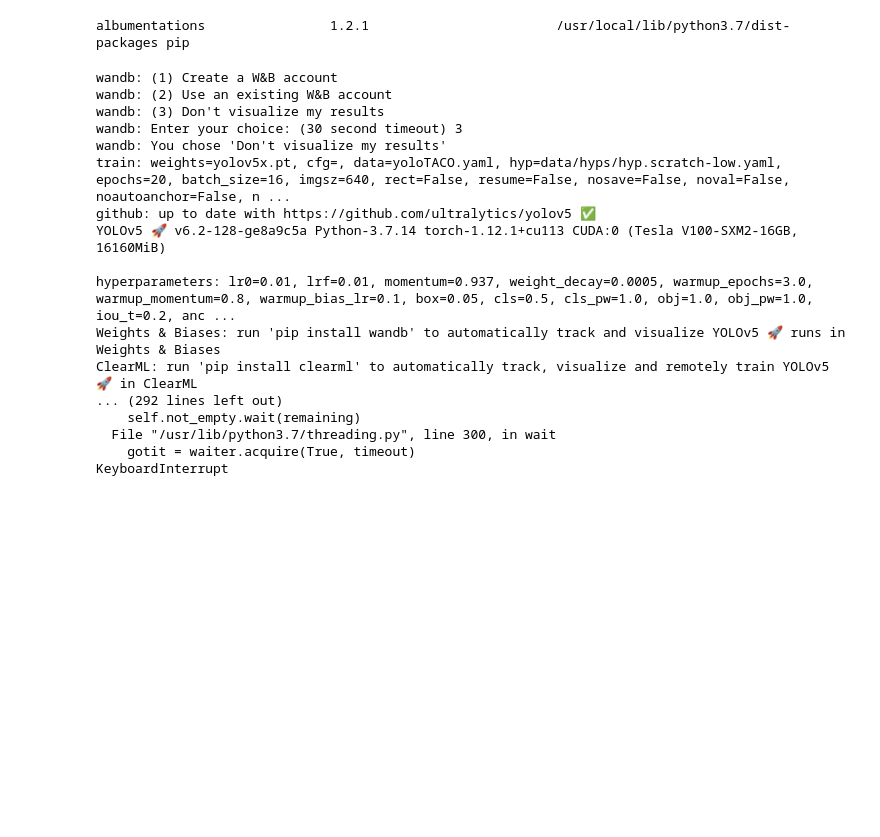
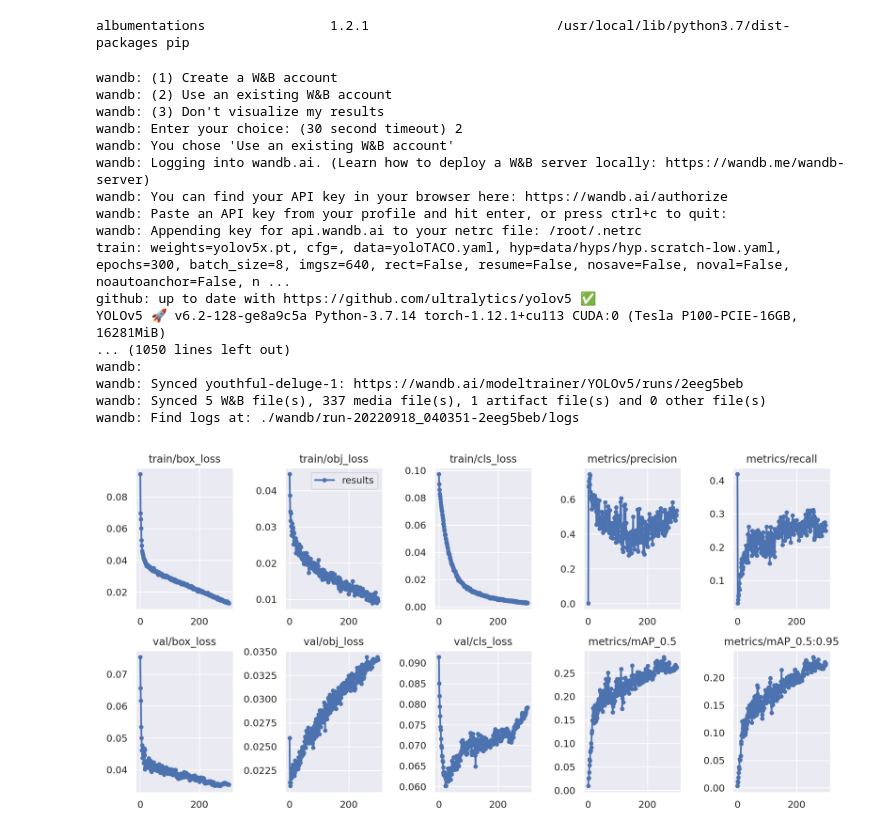
Before and after one commit to code4sac/trash-ai, a Jupyter notebook: notebooks/tuning_yolov5x_v6.ipynb, the cells around one changed output. Drawn from its saved outputs; the diff is of its cells as text; code cells hidden in the pictures; blank space fills up the shorter version.

Commit message:
results from 300 epochs

```diff
--- a/notebooks/tuning_yolov5x_v6.ipynb
+++ b/notebooks/tuning_yolov5x_v6.ipynb
@@ -266,9 +245,8 @@ Sun Sep 18 02:49:47 2022
 albumentations                1.2.1                        /usr/local/lib/python3.7/dist-packages pip
 # %%
 # Train
-# run 'pip install wandb' to automatically track and visualize YOLOv5 🚀 runs in Weights & Biases
 !python train.py --img 640 \
- --batch-size 16 --epochs 20 \
+ --batch-size 8 --epochs 300 \
  --data yoloTACO.yaml \
  --weights yolov5x.pt \
  --multi-scale \
@@ -277,17 +255,17 @@ albumentations                1.2.1                        /usr/local/lib/python
 wandb: (1) Create a W&B account
 wandb: (2) Use an existing W&B account
 wandb: (3) Don't visualize my results
-wandb: Enter your choice: (30 second timeout) 3
-wandb: You chose 'Don't visualize my results'
-train: weights=yolov5x.pt, cfg=, data=yoloTACO.yaml, hyp=data/hyps/hyp.scratch-low.yaml, epochs=20, batch_size=16, imgsz=640, rect=False, resume=False, nosave=False, noval=False, noautoanchor=False, n ...
+wandb: Enter your choice: (30 second timeout) 2
+wandb: You chose 'Use an existing W&B account'
+wandb: Logging into wandb.ai. (Learn how to deploy a W&B server locally: https://wandb.me/wandb-server)
+wandb: You can find your API key in your browser here: https://wandb.ai/authorize
+wandb: Paste an API key from your profile and hit enter, or press ctrl+c to quit:
+wandb: Appending key for api.wandb.ai to your netrc file: /root/.netrc
+train: weights=yolov5x.pt, cfg=, data=yoloTACO.yaml, hyp=data/hyps/hyp.scratch-low.yaml, epochs=300, batch_size=8, imgsz=640, rect=False, resume=False, nosave=False, noval=False, noautoanchor=False, n ...
 github: up to date with https://github.com/ultralytics/yolov5 ✅
-YOLOv5 🚀 v6.2-128-ge8a9c5a Python-3.7.14 torch-1.12.1+cu113 CUDA:0 (Tesla V100-SXM2-16GB, 16160MiB)
-
-hyperparameters: lr0=0.01, lrf=0.01, momentum=0.937, weight_decay=0.0005, warmup_epochs=3.0, warmup_momentum=0.8, warmup_bias_lr=0.1, box=0.05, cls=0.5, cls_pw=1.0, obj=1.0, obj_pw=1.0, iou_t=0.2, anc ...
-Weights & Biases: run 'pip install wandb' to automatically track and visualize YOLOv5 🚀 runs in Weights & Biases
-ClearML: run 'pip install clearml' to automatically track, visualize and remotely train YOLOv5 🚀 in ClearML
-... (292 lines left out)
-    self.not_empty.wait(remaining)
-  File "/usr/lib/python3.7/threading.py", line 300, in wait
-    gotit = waiter.acquire(True, timeout)
-KeyboardInterrupt
+YOLOv5 🚀 v6.2-128-ge8a9c5a Python-3.7.14 torch-1.12.1+cu113 CUDA:0 (Tesla P100-PCIE-16GB, 16281MiB)
+... (1050 lines left out)
+wandb:
+wandb: Synced youthful-deluge-1: https://wandb.ai/modeltrainer/YOLOv5/runs/2eeg5beb
+wandb: Synced 5 W&B file(s), 337 media file(s), 1 artifact file(s) and 0 other file(s)
+wandb: Find logs at: ./wandb/run-20220918_040351-2eeg5beb/logs
@@ -294 +275,6 @@ KeyboardInterrupt
+# %%
+from IPython import display
+display.Image("./runs/train/exp3/results.png")
+# %% [output]
+[figure, added]
 # %%
```
Also changed, not shown: parts of 7 cells of this notebook.
